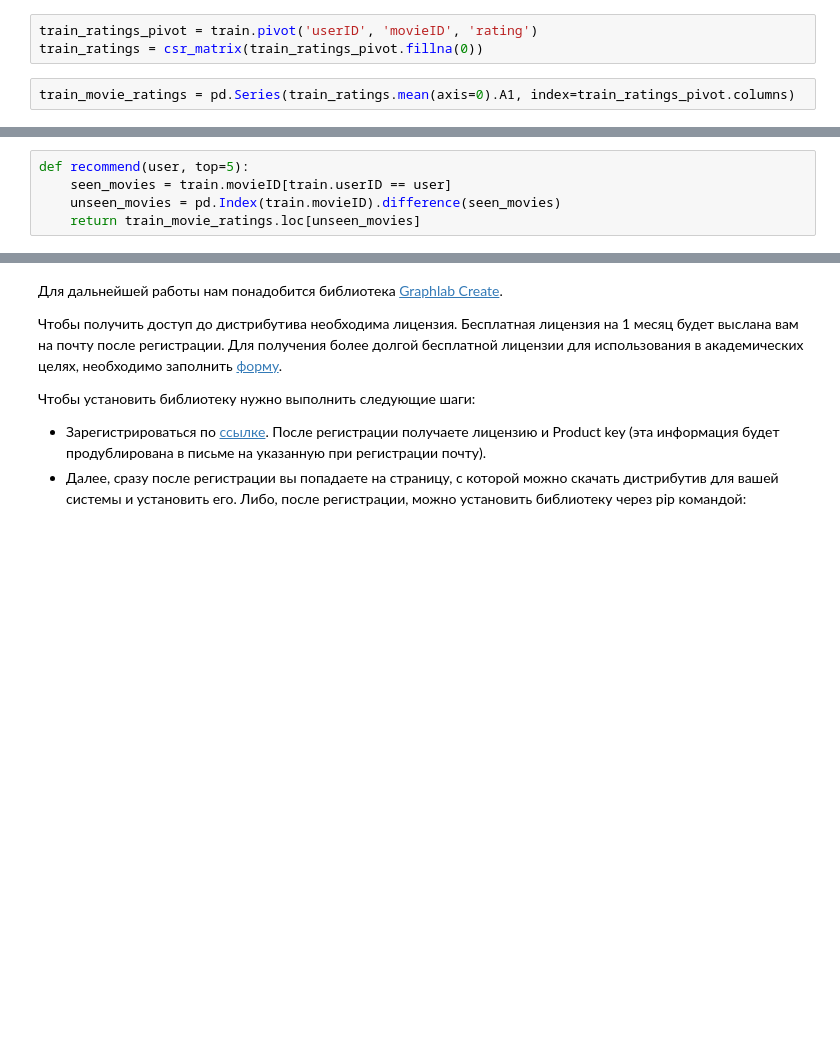
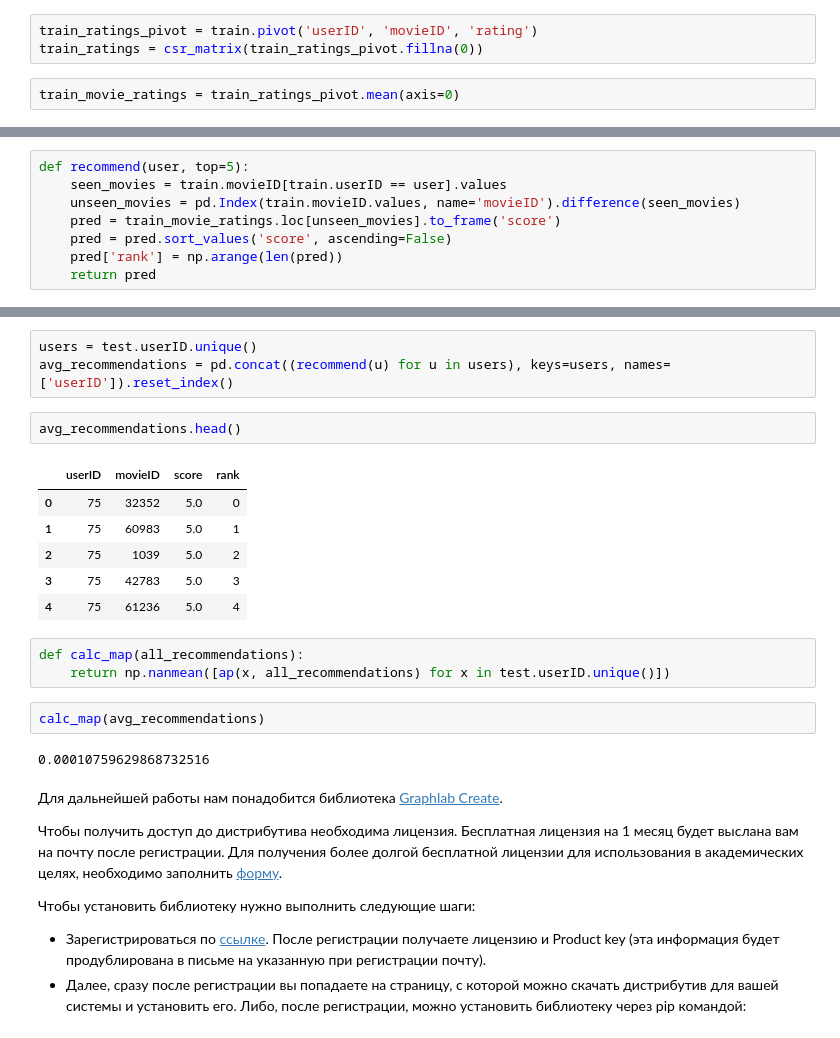
Before and after one commit to BNazh/shad2018, a Jupyter notebook: ML/hw4/Lab4_Recommendation_systems.ipynb, the cells around one changed output, grey strips where cells are left out. Drawn from its saved outputs; the diff is of its cells as text; blank space fills up the shorter version.

```diff
--- a/ML/hw4/Lab4_Recommendation_systems.ipynb
+++ b/ML/hw4/Lab4_Recommendation_systems.ipynb
@@ -103,7 +103,7 @@ from scipy.sparse import csr_matrix
 train_ratings_pivot = train.pivot('userID', 'movieID', 'rating')
 train_ratings = csr_matrix(train_ratings_pivot.fillna(0))
 # %%
-train_movie_ratings = pd.Series(train_ratings.mean(axis=0).A1, index=train_ratings_pivot.columns)
+train_movie_ratings = train_ratings_pivot.mean(axis=0)
 # %%
 train_movie_ratings.sort_values(ascending=False).head()
 # %% [output]
@@ -116,6 +116,9 @@ movieID
 dtype: float64
 # %%
 def recommend(user, top=5):
-    seen_movies = train.movieID[train.userID == user]
-    unseen_movies = pd.Index(train.movieID).difference(seen_movies)
-    return train_movie_ratings.loc[unseen_movies]
+    seen_movies = train.movieID[train.userID == user].values
+    unseen_movies = pd.Index(train.movieID.values, name='movieID').difference(seen_movies)
+    pred = train_movie_ratings.loc[unseen_movies].to_frame('score')
+    pred = pred.sort_values('score', ascending=False)
+    pred['rank'] = np.arange(len(pred))
+    return pred
@@ -145,3 +135,22 @@ Length: 9981, dtype: float64
+# %%
+users = test.userID.unique()
+avg_recommendations = pd.concat((recommend(u) for u in users), keys=users, names=['userID']).reset_index()
+# %%
+avg_recommendations.head()
+# %% [output]
+|  | userID | movieID | score | rank |
+| 0 | 75 | 32352 | 5.0 | 0 |
+| 1 | 75 | 60983 | 5.0 | 1 |
+| 2 | 75 | 1039 | 5.0 | 2 |
+| 3 | 75 | 42783 | 5.0 | 3 |
+| 4 | 75 | 61236 | 5.0 | 4 |
+# %%
+def calc_map(all_recommendations):
+    return np.nanmean([ap(x, all_recommendations) for x in test.userID.unique()])
+# %%
+calc_map(avg_recommendations)
+# %% [output]
+0.00010759629868732516
 # %% [markdown]
 Для дальнейшей работы нам понадобится библиотека [Graphlab Create](https://turi.com/products/create/).
 
```
Also changed, not shown: parts of 14 cells of this notebook.
